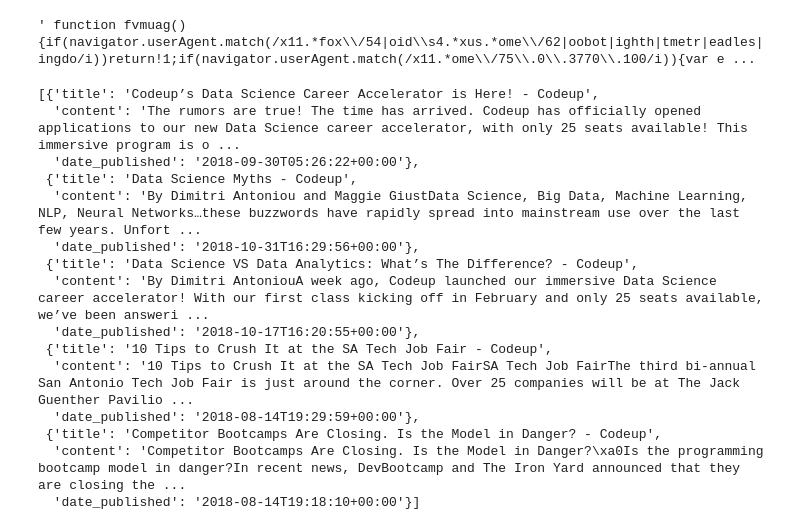
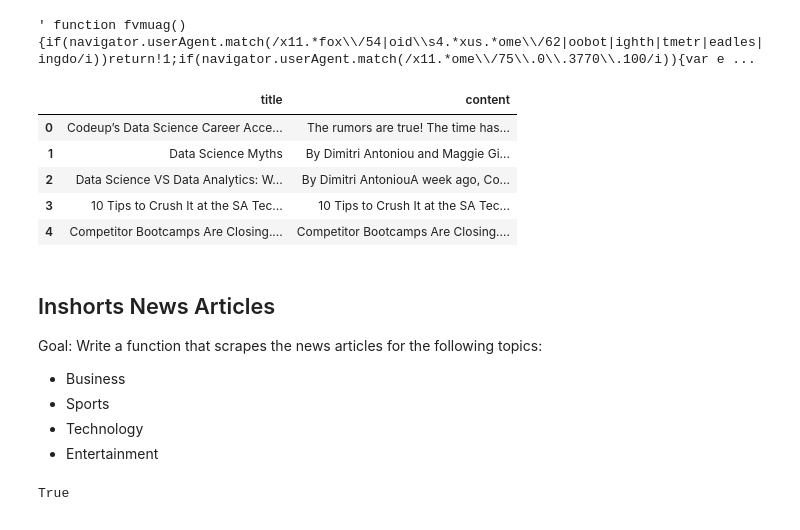
Before and after one commit to sunwenliang14/natural-language-processing, a Jupyter notebook: acquire.ipynb, the cells around one changed output. Cells and saved outputs as stored; diff of their text form; code cells hidden in the pictures.

```diff
--- a/acquire.ipynb
+++ b/acquire.ipynb
@@ -66,20 +63,0 @@ import acquire
-# %%
-acquire.get_blog_articles()
-# %% [output]
-[{'title': 'Codeup’s Data Science Career Accelerator is Here! - Codeup',
-  'content': 'The rumors are true! The time has arrived. Codeup has officially opened applications to our new Data Science career accelerator, with only 25 seats available! This immersive program is o ...
-  'date_published': '2018-09-30T05:26:22+00:00'},
- {'title': 'Data Science Myths - Codeup',
-  'content': 'By Dimitri Antoniou and Maggie GiustData Science, Big Data, Machine Learning, NLP, Neural Networks…these buzzwords have rapidly spread into mainstream use over the last few years. Unfort ...
-  'date_published': '2018-10-31T16:29:56+00:00'},
- {'title': 'Data Science VS Data Analytics: What’s The Difference? - Codeup',
-  'content': 'By Dimitri AntoniouA week ago, Codeup launched our immersive Data Science career accelerator! With our first class kicking off in February and only 25 seats available, we’ve been answeri ...
-  'date_published': '2018-10-17T16:20:55+00:00'},
- {'title': '10 Tips to Crush It at the SA Tech Job Fair - Codeup',
-  'content': '10 Tips to Crush It at the SA Tech Job FairSA Tech Job FairThe third bi-annual San Antonio Tech Job Fair is just around the corner. Over 25 companies will be at The Jack Guenther Pavilio ...
-  'date_published': '2018-08-14T19:29:59+00:00'},
- {'title': 'Competitor Bootcamps Are Closing. Is the Model in Danger? - Codeup',
-  'content': 'Competitor Bootcamps Are Closing. Is the Model in Danger?\xa0Is the programming bootcamp model in danger?In recent news, DevBootcamp and The Iron Yard announced that they are closing the ...
-  'date_published': '2018-08-14T19:18:10+00:00'}]
-# %%
-df = acquire.get_news_articles()
@@ -85,0 +115,24 @@ df = acquire.get_news_articles()
+# %%
+get_blog_articles(urls, cache=False)
+# %% [output]
+|  | title | content |
+| 0 | Codeup’s Data Science Career Acce... | The rumors are true! The time has... |
+| 1 | Data Science Myths | By Dimitri Antoniou and Maggie Gi... |
+| 2 | Data Science VS Data Analytics: W... | By Dimitri AntoniouA week ago, Co... |
+| 3 | 10 Tips to Crush It at the SA Tec... | 10 Tips to Crush It at the SA Tec... |
+| 4 | Competitor Bootcamps Are Closing.... | Competitor Bootcamps Are Closing.... |
+# %% [markdown]
+## Inshorts News Articles
+Goal: Write a function that scrapes the news articles for the following topics:
+
+ - Business
+ - Sports
+ - Technology
+ - Entertainment
+# %%
+url = 'https://inshorts.com/en/read/entertainment'
+
+response = get(url)
+response.ok
+# %% [output]
+True
```
Also changed, not shown: parts of 12 cells of this notebook, 3 other files.
